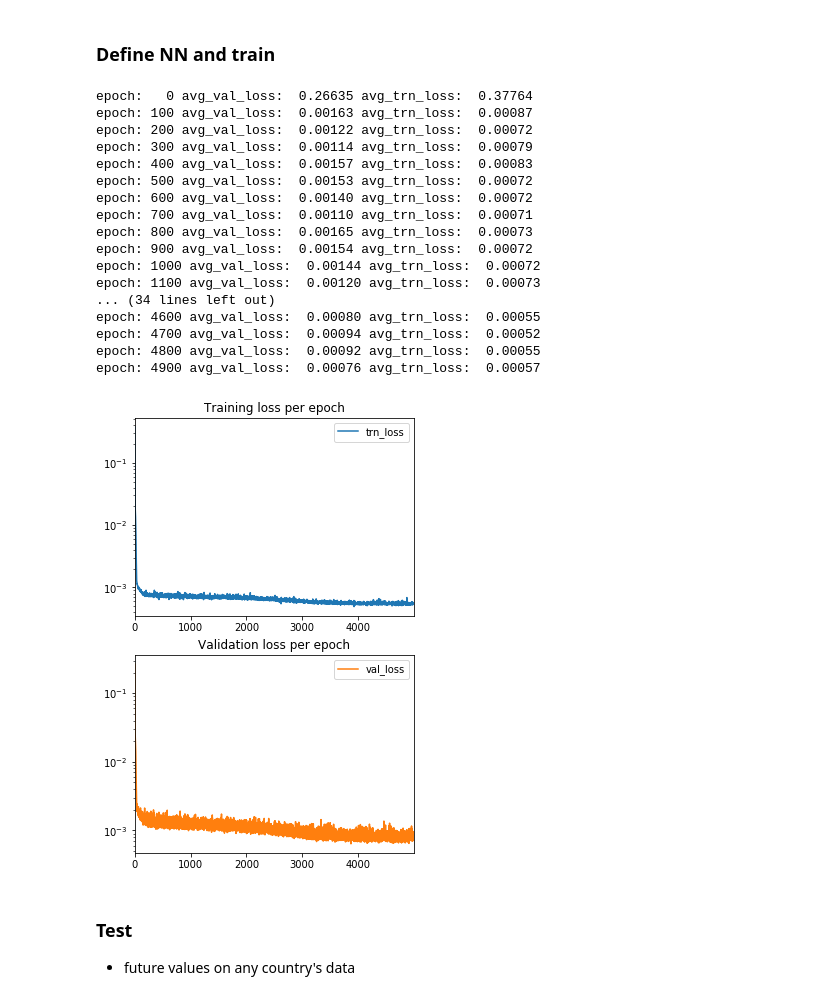
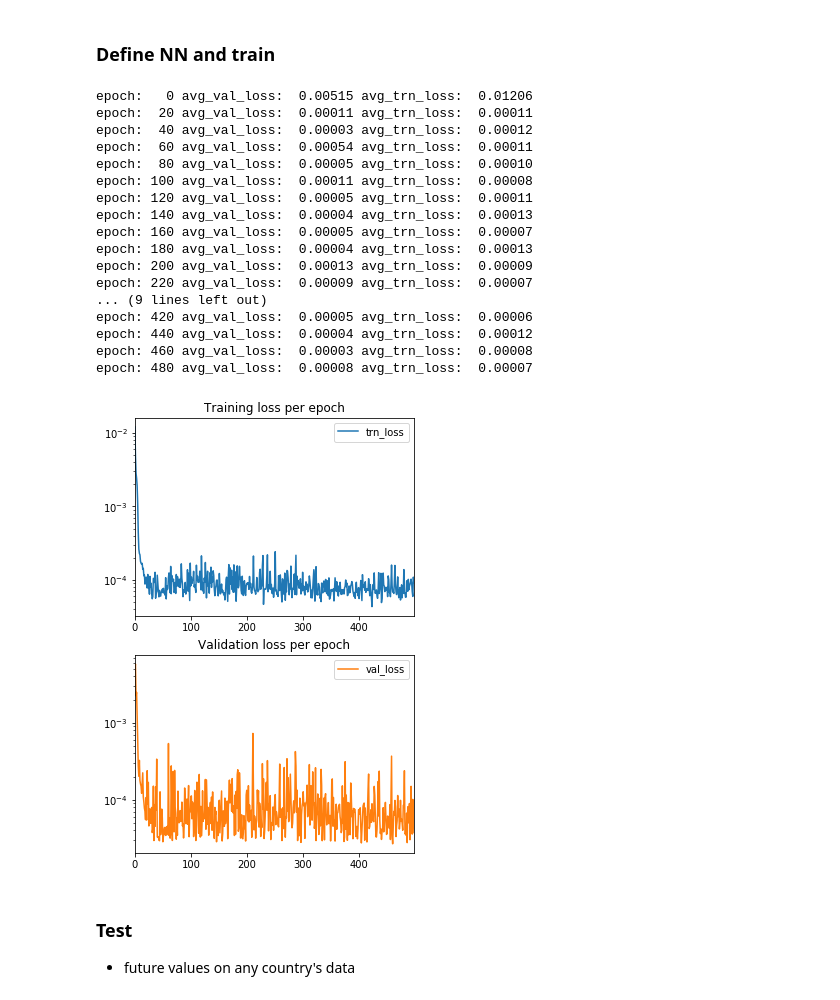
Before and after one commit to VICS-CORE/stats, a Jupyter notebook: 10_RNN.ipynb, the cells around one changed output. Saved outputs shown, nothing was run; the diff lists cells and outputs as text; code cells hidden in the pictures.

```diff
--- a/10_RNN.ipynb
+++ b/10_RNN.ipynb
@@ -93,10 +93,14 @@ def get_rnn_dataset(series, seq_len):
 SEQ_LEN = 5
 VAL_SPLIT = 0.2
 
+IN_POP_FCT = 1300000 # 130Cr / 1000
+IT_POP_FCT = 60000 # 6Cr / 1000
+ES_POP_FCT = 47000 # 4.7Cr / 1000
+
 # preprocess data: sma(6) and normalise by 10k
-in_cnf = np.array(df['confirmed'][37:].rolling(6, center=True, min_periods=1).mean()) / 10000
-it_cnf = np.array(it_df['daily'].rolling(6, center=True, min_periods=1).mean()) / 10000
-es_cnf = np.array(es_df['daily'].rolling(6, center=True, min_periods=1).mean()) / 10000
+in_cnf = np.array(df['confirmed'][37:].rolling(6, center=True, min_periods=1).mean()) / IN_POP_FCT
+it_cnf = np.array(it_df['daily'].rolling(6, center=True, min_periods=1).mean()) / IT_POP_FCT
+es_cnf = np.array(es_df['daily'].rolling(6, center=True, min_periods=1).mean()) / ES_POP_FCT
 
 # Choose among India or Italy or Spain here
 cnf = es_cnf # np.append(it_cnf, es_cnf)
@@ -149,8 +153,8 @@ class Forecaster(tnn.Module):
 
 HIDDEN_SIZE = 2
 NUM_LAYERS = 1
-LEARNING_RATE = 0.001
-NUM_EPOCHS = 5000
+LEARNING_RATE = 0.01
+NUM_EPOCHS = 500
 
 model = Forecaster(seq_len=SEQ_LEN, hidden_size=HIDDEN_SIZE, num_layers=NUM_LAYERS)
 loss_fn = tnn.MSELoss()
@@ -173,52 +177,52 @@ for e in range(NUM_EPOCHS):
         trn_losses.append(loss) # logging
     avg_trn_loss = torch.stack(trn_losses).mean().item()
     trn_loss_vals.append(avg_trn_loss)
 
     model.eval()
     with torch.no_grad():
         val_losses = []
         for i, data in enumerate(val_loader):
             ip, op = data
             pred, _ = model(ip.view(SEQ_LEN, 1, 1))
             loss = loss_fn(pred, op.view(SEQ_LEN))
             val_losses.append(loss)
         avg_val_loss = torch.stack(val_losses).mean().item()
         val_loss_vals.append(avg_val_loss)
 
-    if e%100==0:
+    if e%20==0:
         print("epoch:", f"{e:3}", "avg_val_loss:", f"{avg_val_loss: .5f}", "avg_trn_loss:", f"{avg_trn_loss: .5f}")
 
 df_trn_loss = pd.DataFrame({
     'trn_loss': trn_loss_vals,
     'val_loss': val_loss_vals
 })
 _ = df_trn_loss.plot(
     y=['trn_loss', 'val_loss'],
     title=['Training loss per epoch', 'Validation loss per epoch'],
     subplots=True,
     figsize=(5,8),
     sharex=False,
     logy=True
 )
 # %% [output]
-epoch:   0 avg_val_loss:  0.26635 avg_trn_loss:  0.37764
-epoch: 100 avg_val_loss:  0.00163 avg_trn_loss:  0.00087
-epoch: 200 avg_val_loss:  0.00122 avg_trn_loss:  0.00072
-epoch: 300 avg_val_loss:  0.00114 avg_trn_loss:  0.00079
-epoch: 400 avg_val_loss:  0.00157 avg_trn_loss:  0.00083
-epoch: 500 avg_val_loss:  0.00153 avg_trn_loss:  0.00072
-epoch: 600 avg_val_loss:  0.00140 avg_trn_loss:  0.00072
-epoch: 700 avg_val_loss:  0.00110 avg_trn_loss:  0.00071
-epoch: 800 avg_val_loss:  0.00165 avg_trn_loss:  0.00073
-epoch: 900 avg_val_loss:  0.00154 avg_trn_loss:  0.00072
-epoch: 1000 avg_val_loss:  0.00144 avg_trn_loss:  0.00072
-epoch: 1100 avg_val_loss:  0.00120 avg_trn_loss:  0.00073
-... (34 lines left out)
-epoch: 4600 avg_val_loss:  0.00080 avg_trn_loss:  0.00055
-epoch: 4700 avg_val_loss:  0.00094 avg_trn_loss:  0.00052
-epoch: 4800 avg_val_loss:  0.00092 avg_trn_loss:  0.00055
-epoch: 4900 avg_val_loss:  0.00076 avg_trn_loss:  0.00057
+epoch:   0 avg_val_loss:  0.00515 avg_trn_loss:  0.01206
+epoch:  20 avg_val_loss:  0.00011 avg_trn_loss:  0.00011
+epoch:  40 avg_val_loss:  0.00003 avg_trn_loss:  0.00012
+epoch:  60 avg_val_loss:  0.00054 avg_trn_loss:  0.00011
+epoch:  80 avg_val_loss:  0.00005 avg_trn_loss:  0.00010
+epoch: 100 avg_val_loss:  0.00011 avg_trn_loss:  0.00008
+epoch: 120 avg_val_loss:  0.00005 avg_trn_loss:  0.00011
+epoch: 140 avg_val_loss:  0.00004 avg_trn_loss:  0.00013
+epoch: 160 avg_val_loss:  0.00005 avg_trn_loss:  0.00007
+epoch: 180 avg_val_loss:  0.00004 avg_trn_loss:  0.00013
+epoch: 200 avg_val_loss:  0.00013 avg_trn_loss:  0.00009
+epoch: 220 avg_val_loss:  0.00009 avg_trn_loss:  0.00007
+... (9 lines left out)
+epoch: 420 avg_val_loss:  0.00005 avg_trn_loss:  0.00006
+epoch: 440 avg_val_loss:  0.00004 avg_trn_loss:  0.00012
+epoch: 460 avg_val_loss:  0.00003 avg_trn_loss:  0.00008
+epoch: 480 avg_val_loss:  0.00008 avg_trn_loss:  0.00007
-[figure, old version]
+[figure, new version]
 # %% [markdown]
 ### Test
 - future values on any country's data
```
Also changed, not shown: parts of 5 cells of this notebook.
